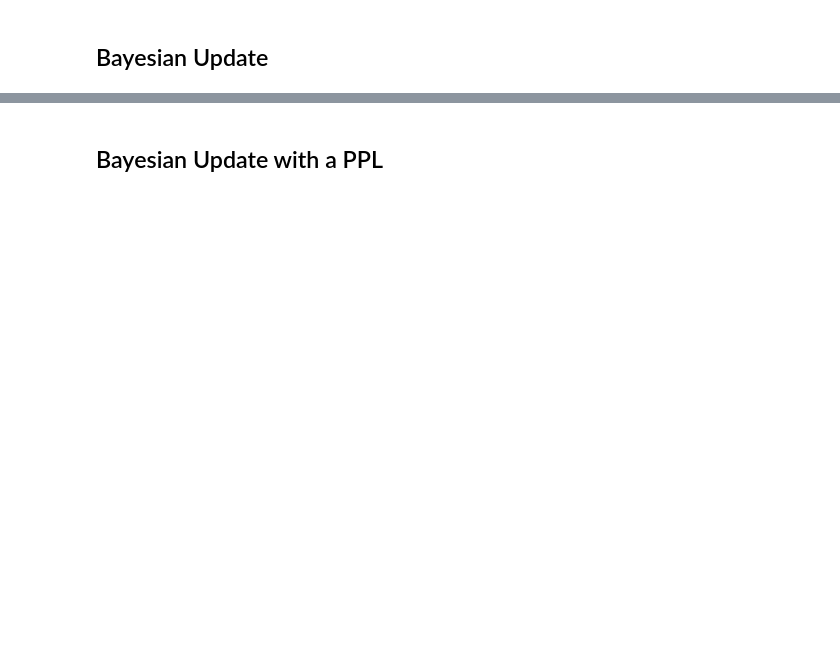
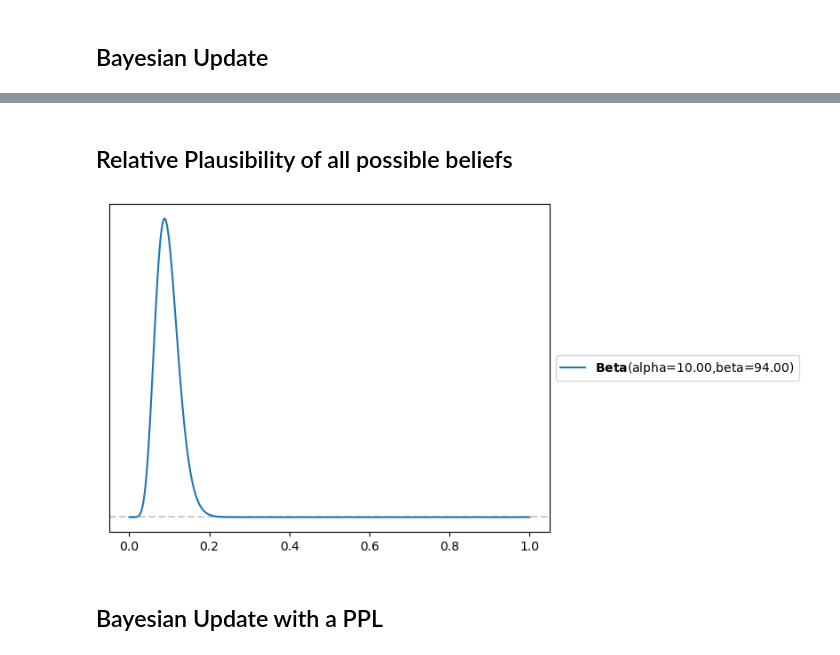
Before and after one commit to canyon289/ssm_book_club, a Jupyter notebook: 2_notation_and_theory/Notation_And_Theory.ipynb, the cells around one changed output, grey strips where cells are left out. Saved outputs shown, nothing was run; the diff lists cells and outputs as text; code cells hidden in the pictures; blank space fills up the shorter version.

```diff
--- a/2_notation_and_theory/Notation_And_Theory.ipynb
+++ b/2_notation_and_theory/Notation_And_Theory.ipynb
@@ -129,3 +135,12 @@ pz.Beta(2+8, 2+num_non_conversions).plot_pdf();
+# %% [markdown]
+## Relative Plausibility of all possible beliefs
+# %%
+num_conversions = 8
+num_visits = 100
+num_non_conversions = num_visits - num_conversions
+pz.Beta(2+8, 2+num_non_conversions).plot_pdf();
+# %% [output]
+[figure, added]
 # %% [markdown]
 ## Bayesian Update with a PPL
 # %%
```
Also changed, not shown: parts of 18 cells of this notebook, 4 other files.
